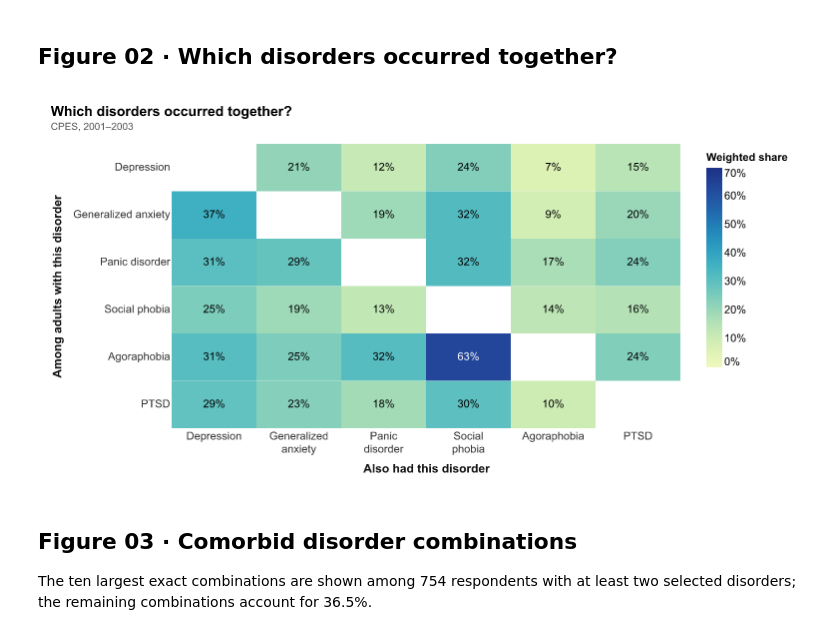
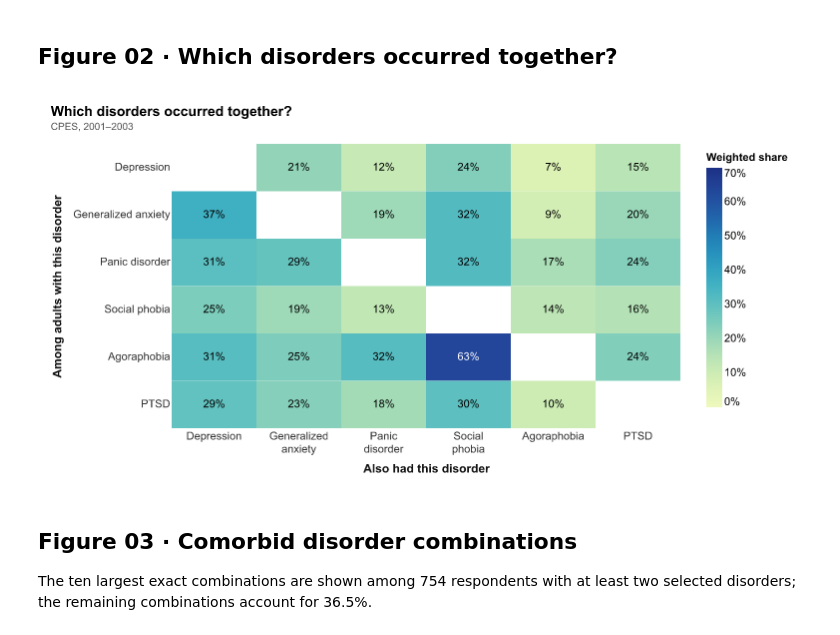
Before and after one commit to judycchen/capp30239-data-visualization_judy-chen, a Jupyter notebook: static-viz-project/milestone2_draft/static-draft.ipynb, the cells around one changed output. Cells and saved outputs as stored; diff of their text form; code cells hidden in the pictures.

Commit message:
Give the heatmap legend room for the full scale

```diff
--- a/static-viz-project/milestone2_draft/static-draft.ipynb
+++ b/static-viz-project/milestone2_draft/static-draft.ipynb
@@ -272,35 +272,35 @@ for row in range(6):
 
 cooccurrence_df = pd.DataFrame([
     {"disorder": DISORDER_LABELS[row], "also_had": DISORDER_LABELS[col],
      "share": cooccurrence[row, col] / 100}
     for row in range(6) for col in range(6) if row != col
 ])
 
 
 def cooccurrence_chart(df):
     base = alt.Chart(df).encode(
         x=alt.X("also_had:N", title="Also had this disorder", sort=DISORDER_LABELS,
                 axis=alt.Axis(labelAngle=0, labelExpr="split(datum.label, ' ')", labelLineHeight=13)),
         y=alt.Y("disorder:N", title="Among adults with this disorder", sort=DISORDER_LABELS),
     )
     cells = base.mark_rect().encode(
         color=alt.Color("share:Q", title="Weighted share", scale=alt.Scale(scheme="yellowgreenblue", domain=[0, .7], nice=False),
-                        legend=alt.Legend(format="%", values=[0, .1, .2, .3, .4, .5, .6, .7], labelOverlap=False)),
+                        legend=alt.Legend(format="%", values=[0, .1, .2, .3, .4, .5, .6, .7], labelOverlap=False, gradientLength=240)),
     )
     # Switch text color only where the sequential palette becomes dark enough.
     labels = base.mark_text().encode(
         text=alt.Text("share:Q", format=".0%"),
         color=alt.condition("datum.share > .5", alt.value("white"), alt.value("black")),
     )
     return (cells + labels).properties(width=510, height=285)
 
 
 save_chart(
     cooccurrence_chart(cooccurrence_df), "02_cooccurrence_heatmap.png", "Which disorders occurred together?",
     [CPES_SOURCE],
 )
 # %% [output]
-[figure, old version]
+[figure, new version]
 # %% [markdown]
 ## Figure 03 · Comorbid disorder combinations
 
```
Also changed, not shown: 1 other file.
